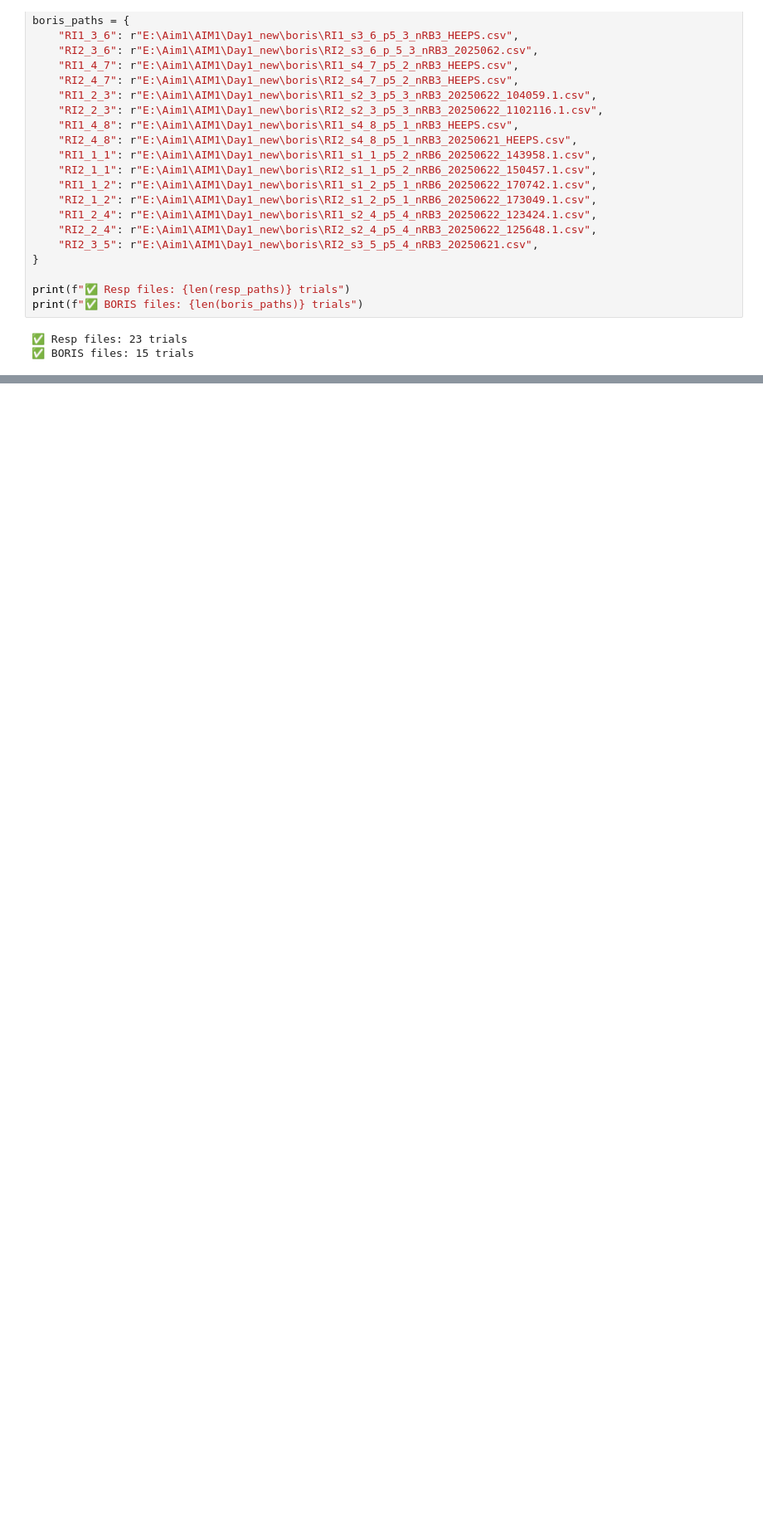
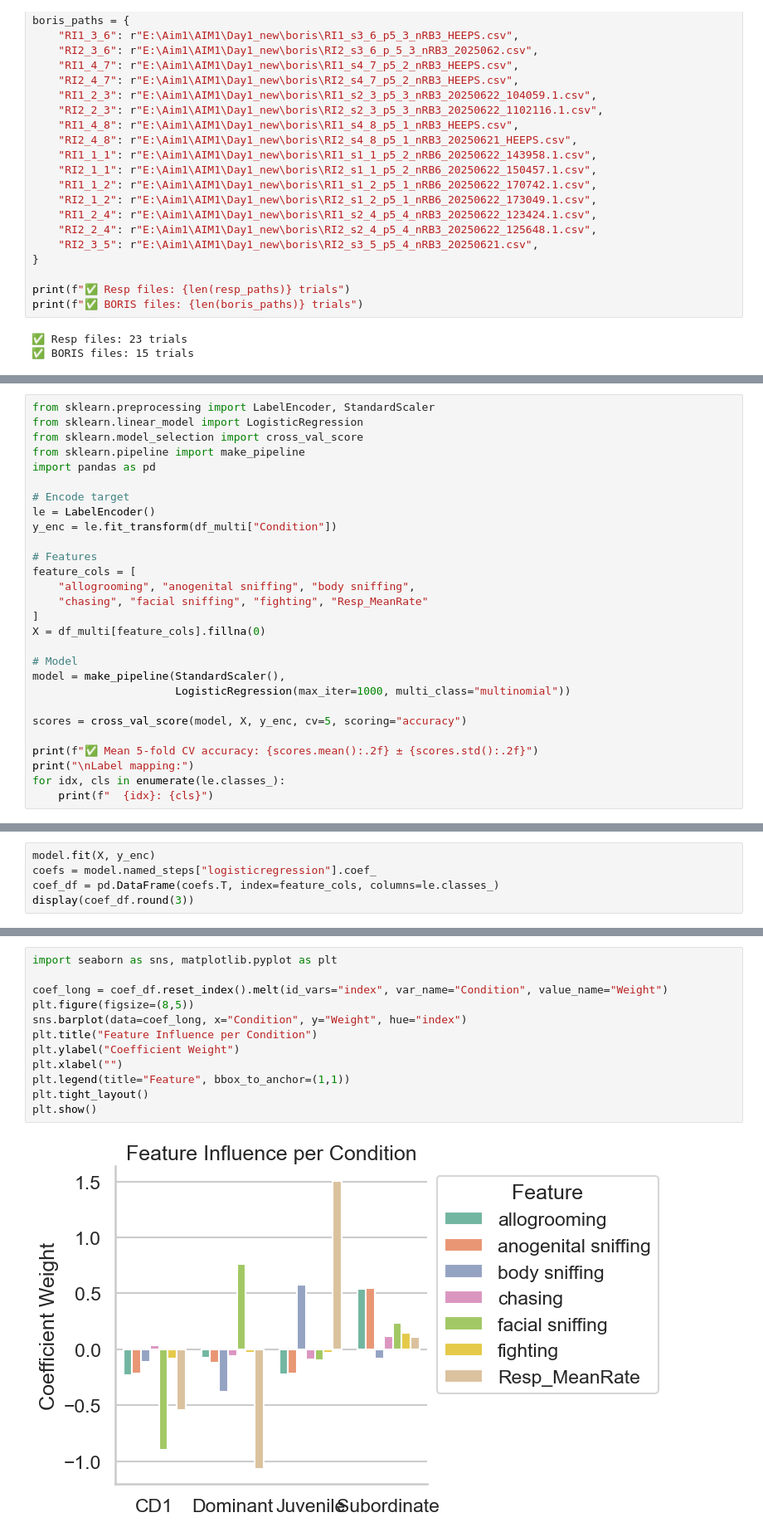
Before and after one commit to padillacoreanolab/respiratory_pilot, a Jupyter notebook: r34logistic.ipynb, the cells around one changed output, grey strips where cells are left out. Shown at 83% size. Drawn from its saved outputs; the diff is of its cells as text; blank space fills up the shorter version.

Commit message:
update logistic notebook

```diff
--- a/r34logistic.ipynb
+++ b/r34logistic.ipynb
@@ -2866,0 +300,28 @@ Name: SubjectID, dtype: object
+# %%
+from sklearn.preprocessing import LabelEncoder, StandardScaler
+from sklearn.linear_model import LogisticRegression
+from sklearn.model_selection import cross_val_score
+from sklearn.pipeline import make_pipeline
+import pandas as pd
+
+# Encode target
+le = LabelEncoder()
+y_enc = le.fit_transform(df_multi["Condition"])
+
+# Features
+feature_cols = [
+    "allogrooming", "anogenital sniffing", "body sniffing",
+    "chasing", "facial sniffing", "fighting", "Resp_MeanRate"
+]
+X = df_multi[feature_cols].fillna(0)
+
+# Model
+model = make_pipeline(StandardScaler(),
+                      LogisticRegression(max_iter=1000, multi_class="multinomial"))
+
+scores = cross_val_score(model, X, y_enc, cv=5, scoring="accuracy")
+
+print(f"✅ Mean 5-fold CV accuracy: {scores.mean():.2f} ± {scores.std():.2f}")
+print("\nLabel mapping:")
+for idx, cls in enumerate(le.classes_):
+    print(f"  {idx}: {cls}")
@@ -2866,0 +336,5 @@ Name: SubjectID, dtype: object
+# %%
+model.fit(X, y_enc)
+coefs = model.named_steps["logisticregression"].coef_
+coef_df = pd.DataFrame(coefs.T, index=feature_cols, columns=le.classes_)
+display(coef_df.round(3))
@@ -2866,0 +350,14 @@ Name: SubjectID, dtype: object
+# %%
+import seaborn as sns, matplotlib.pyplot as plt
+
+coef_long = coef_df.reset_index().melt(id_vars="index", var_name="Condition", value_name="Weight")
+plt.figure(figsize=(8,5))
+sns.barplot(data=coef_long, x="Condition", y="Weight", hue="index")
+plt.title("Feature Influence per Condition")
+plt.ylabel("Coefficient Weight")
+plt.xlabel("")
+plt.legend(title="Feature", bbox_to_anchor=(1,1))
+plt.tight_layout()
+plt.show()
+# %% [output]
+[figure, added]
```
Also changed, not shown: parts of 88 cells of this notebook.
